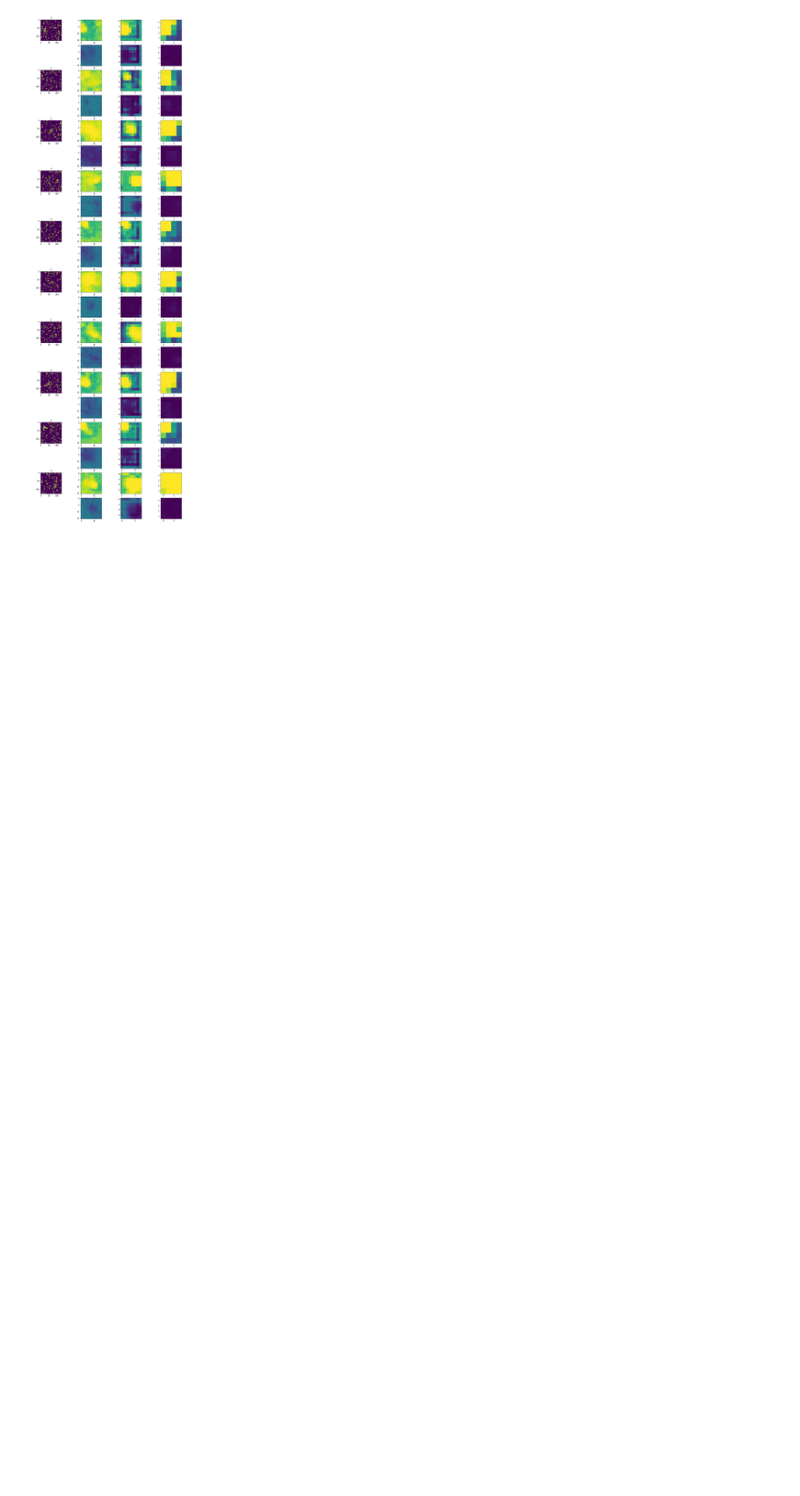
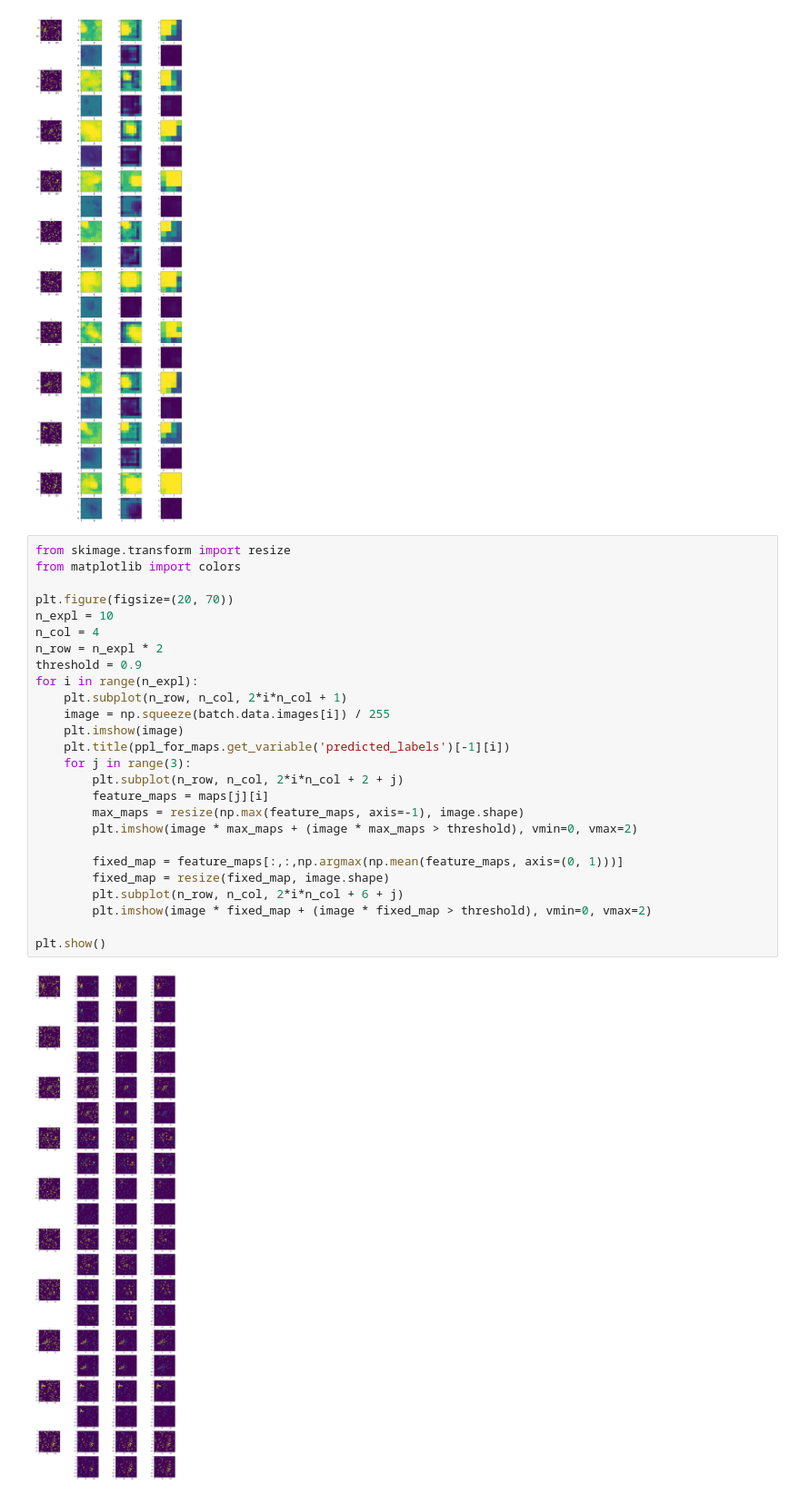
Before and after one commit to analysiscenter/az_training, a Jupyter notebook: alexey_kozhevin/task_05/mnist_example.ipynb, the cells around one changed output. Shown at 91% size. Cells and saved outputs as stored; diff of their text form; blank space fills up the shorter version.

```diff
--- a/alexey_kozhevin/task_05/mnist_example.ipynb
+++ b/alexey_kozhevin/task_05/mnist_example.ipynb
@@ -128,3 +128,31 @@ for i in range(n_expl):
 plt.show()
 # %% [output]
 [figure]
+# %%
+from skimage.transform import resize
+from matplotlib import colors
+
+plt.figure(figsize=(20, 70))
+n_expl = 10
+n_col = 4
+n_row = n_expl * 2
+threshold = 0.9
+for i in range(n_expl):
+    plt.subplot(n_row, n_col, 2*i*n_col + 1)
+    image = np.squeeze(batch.data.images[i]) / 255
+    plt.imshow(image)
+    plt.title(ppl_for_maps.get_variable('predicted_labels')[-1][i])
+    for j in range(3):
+        plt.subplot(n_row, n_col, 2*i*n_col + 2 + j)
+        feature_maps = maps[j][i]
+        max_maps = resize(np.max(feature_maps, axis=-1), image.shape)
+        plt.imshow(image * max_maps + (image * max_maps > threshold), vmin=0, vmax=2)
+
+        fixed_map = feature_maps[:,:,np.argmax(np.mean(feature_maps, axis=(0, 1)))]
+        fixed_map = resize(fixed_map, image.shape)
+        plt.subplot(n_row, n_col, 2*i*n_col + 6 + j)
+        plt.imshow(image * fixed_map + (image * fixed_map > threshold), vmin=0, vmax=2)
+
+plt.show()
+# %% [output]
+[figure, added]
```
